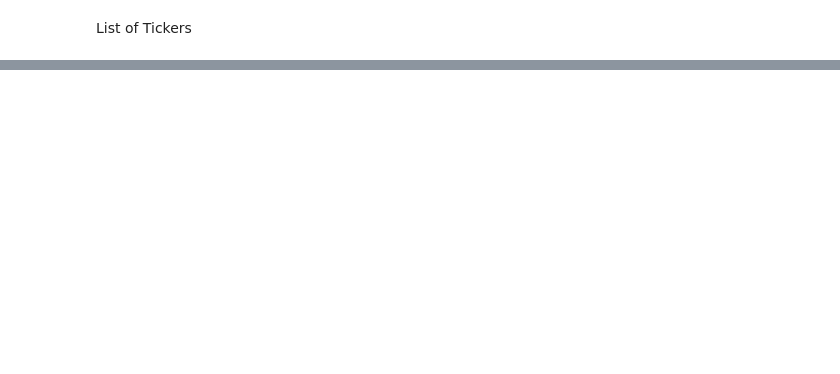
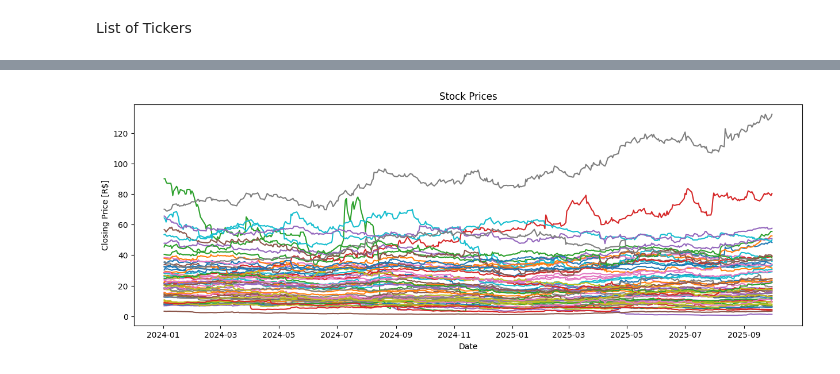
Before and after one commit to airtonstocco/tech-challenge-fase3, a Jupyter notebook: draft.ipynb, the cells around one changed output, grey strips where cells are left out. Cells and saved outputs as stored; diff of their text form; code cells hidden in the pictures; blank space fills up the shorter version.

Commit message:
Created the model and visualization for the data and metrics

```diff
--- a/draft.ipynb
+++ b/draft.ipynb
@@ -4,9 +8,33 @@ import pandas as pd
 # %% [markdown]
 List of Tickers
 # %%
-tickers = ["ITSA4.SA", "ITUB4.SA"]
+# tickers = ["ITSA4.SA", "ITUB4.SA","WEGE3.SA","PETR3.SA","AZUL4.SA", "B3SA3.SA","VALE3.SA","ABEV3.SA", "ALPA4.SA","BBAS3.SA","SUZB3.SA"]
+
+tickers = [
+    "ABEV3.SA", "ALPA4.SA", "AMER3.SA", "ASAI3.SA", "AZUL4.SA", "B3SA3.SA",
+    "BBAS3.SA", "BBDC3.SA", "BBDC4.SA", "BBSE3.SA", "BPAC11.SA", "BRAP4.SA",
+    "BRFS3.SA", "BRKM5.SA", "BRML3.SA", "CASH3.SA", "CCRO3.SA", "CIEL3.SA",
+    "CMIG4.SA", "COGN3.SA", "CPFE3.SA", "CPLE6.SA", "CRFB3.SA", "CSAN3.SA",
+    "CSNA3.SA", "CYRE3.SA", "DXCO3.SA", "ELET3.SA", "ELET6.SA", "EMBR3.SA",
+    "ENGI11.SA", "EQTL3.SA", "EZTC3.SA", "GGBR4.SA", "GOAU4.SA", "GOLL4.SA",
+    "HAPV3.SA", "HYPE3.SA", "IGTI11.SA", "ITSA4.SA", "ITUB4.SA", "JBSS3.SA",
+    "KLBN11.SA", "LREN3.SA", "MGLU3.SA", "MRFG3.SA", "MRVE3.SA", "MULT3.SA",
+    "NTCO3.SA", "PETR3.SA", "PETR4.SA", "PRIO3.SA", "RADL3.SA", "RAIL3.SA",
+    "RENT3.SA", "RRRP3.SA", "SANB11.SA", "SBSP3.SA", "SMTO3.SA", "SOMA3.SA",
+    "SUZB3.SA", "TAEE11.SA", "TIMS3.SA", "UGPA3.SA", "USIM5.SA", "VALE3.SA",
+    "VBBR3.SA", "VIIA3.SA", "VIVT3.SA", "WEGE3.SA", "YDUQ3.SA"
+]
 # %%
-data = yf.download(tickers, start="2024-01-01", end="2025-10-01")
-# data.index = pd.to_datetime(data.index)
+raw_data = yf.download(tickers, start="2024-01-01", end="2025-10-01")
+
+tickers_to_remove = [
+    t for t in raw_data.columns.get_level_values(1).unique()
+    if raw_data.xs(t, axis=1, level=1).isnull().any().any()
+]
+
+data = raw_data.drop(columns=tickers_to_remove, level=1)
+tickers = [t for t in tickers if t not in tickers_to_remove]
+
+print("Tickers removidos:", tickers_to_remove)
 
 print(data.head())
@@ -13,3 +63,16 @@ print(data.head())
+# %%
+plt.figure(figsize=(15,5))
+
+for ticker in tickers:
+    plt.plot(data.index, data["Close", ticker], label=ticker)
+
+plt.xlabel("Date")
+plt.ylabel("Closing Price [R$]")
+plt.title("Stock Prices")
+
+plt.show()
+# %% [output]
+[figure, added]
 # %%
 keys = ["ticker", "cumulative_return_period","return_std_deviation"]
 metrics = {key: [] for key in keys}
```
Also changed, not shown: parts of 9 cells of this notebook.
